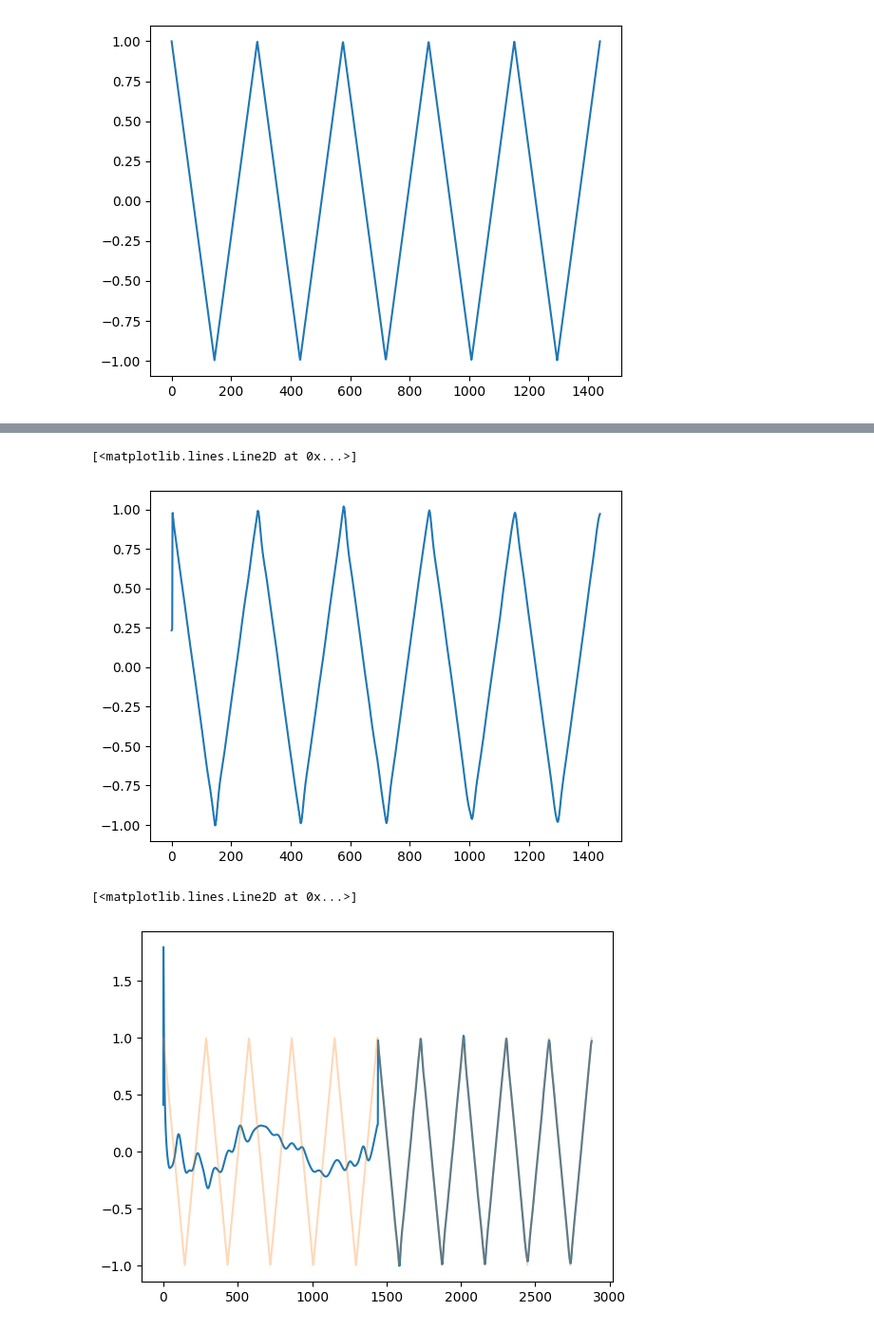
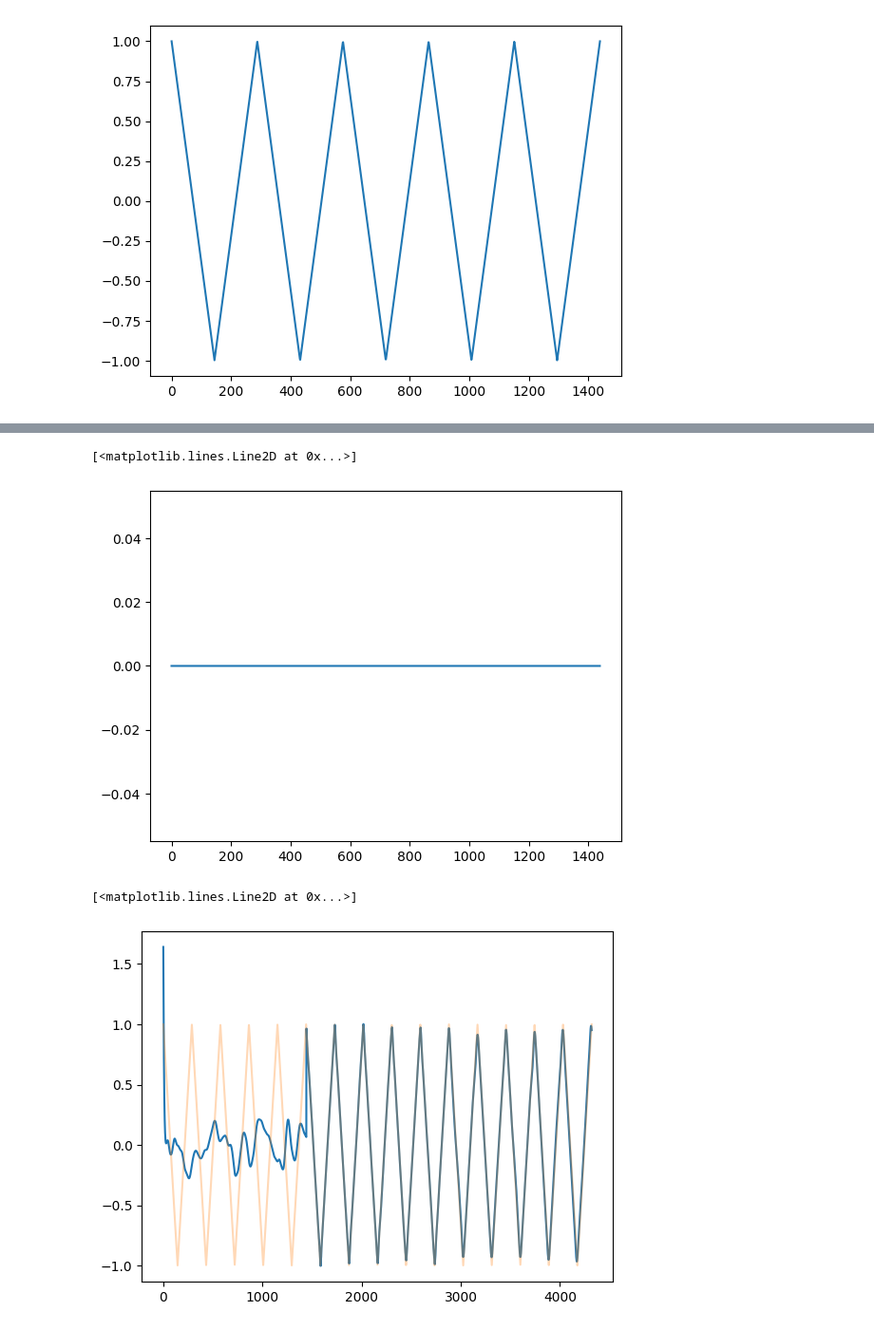
Before and after one commit to CEBangu/MOD_201, a Jupyter notebook: MOD201 final_report/final_report.ipynb, the cells around one changed output, grey strips where cells are left out. Shown: that part at 95% size. Saved outputs shown, nothing was run; the diff lists cells and outputs as text; code cells hidden in the pictures.

```diff
--- a/MOD201 final_report/final_report.ipynb
+++ b/MOD201 final_report/final_report.ipynb
@@ -178,5 +231,5 @@ y = GenNetv2(1000, M, 1.0, 1.5, 0.1, 0.1)
 # %%
-first = y.spontaneus_activity(1440)
+first, n, w = y.spontaneus_activity(1440)
 
 plt.plot(first)
 # %% [output]
@@ -185,2 +243,3 @@ plt.plot(first)
 # %%
-second = y.train(triangle, 1440, 2)
+second, n, w = y.train(triangle, 1440, 2)
+plt.plot(second)
@@ -186,0 +256,4 @@ second = y.train(triangle, 1440, 2)
+# %%
+third, n, w = y.spontaneus_activity(1440)
+
+plt.plot(third)
@@ -187,11 +263,17 @@ second = y.train(triangle, 1440, 2)
 # %%
-plt.plot(second)
+plt.plot(w)
 # %% [output]
 [<matplotlib.lines.Line2D at 0x...>]
-[figure, old version]
+[figure, new version]
+# %%
+network_activity = np.append(first, second)
+network_activity = np.append(network_activity, third)
+
+function = np.append(triangle, triangle)
+function = np.append(function, triangle)
 # %%
-plt.plot(np.append(first, second))
-plt.plot(np.append(triangle, triangle), alpha=0.3)
+plt.plot(network_activity)
+plt.plot(function, alpha=0.3)
 # %% [output]
 [<matplotlib.lines.Line2D at 0x...>]
-[figure, old version]
+[figure, new version]
```
Also changed, not shown: parts of 9 cells of this notebook.
